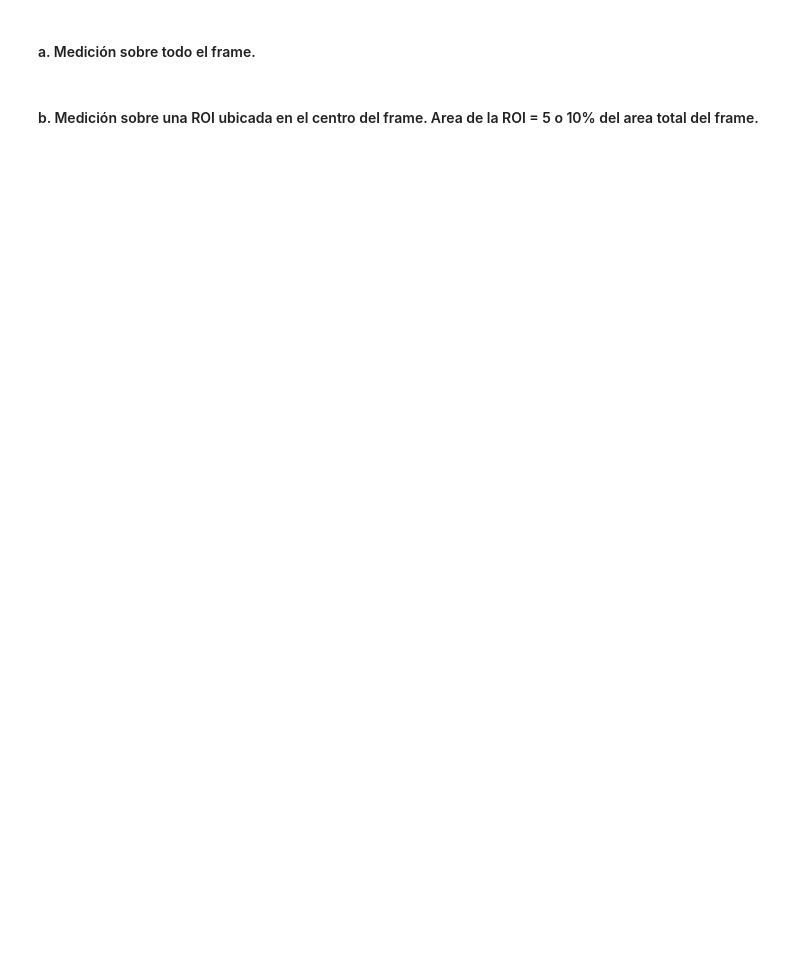
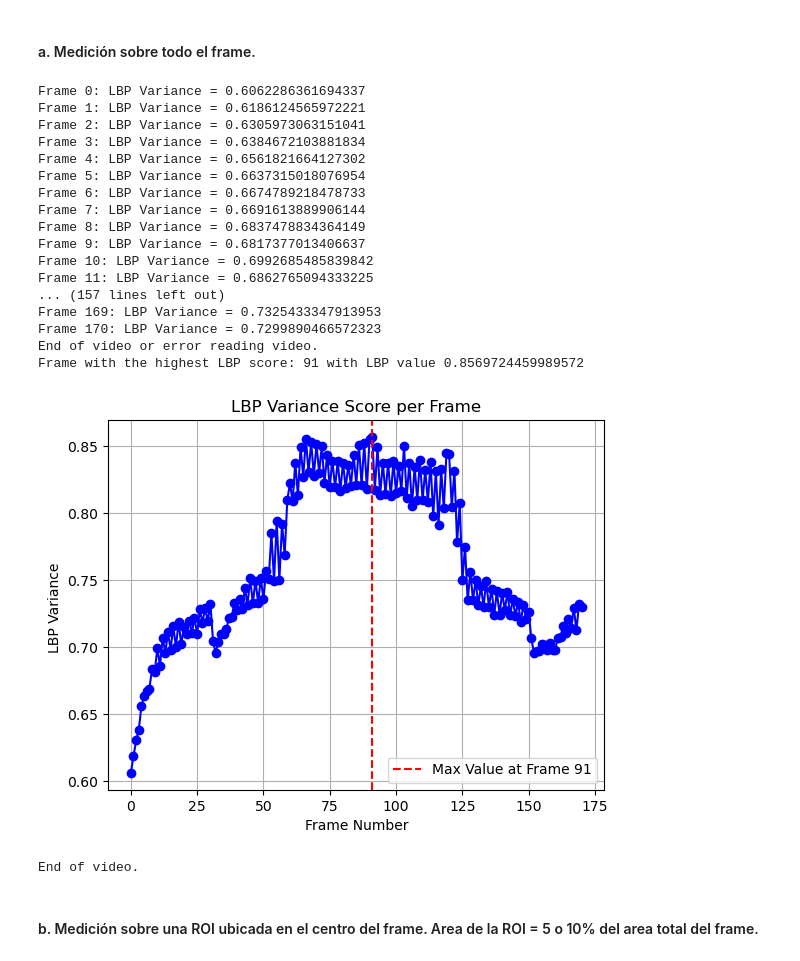
Before and after one commit to christophcharaf/vision_computadora_I, a Jupyter notebook: Material_TPs/TP2/tp_2.ipynb, the cells around one changed output. Drawn from its saved outputs; the diff is of its cells as text; code cells hidden in the pictures; blank space fills up the shorter version.

```diff
--- a/Material_TPs/TP2/tp_2.ipynb
+++ b/Material_TPs/TP2/tp_2.ipynb
@@ -436,17 +459,19 @@ Los valores del radio y números de vecinos son hiperparámetros.
 # %%
 from skimage.feature import local_binary_pattern
+# %%
+# Function to calculate the LBP and return the variance (focus measure)
+def calculate_lbp_variance(gray_frame, radius=1, n_points=3):
+    # Compute LBP
+    lbp = local_binary_pattern(gray_frame, n_points, radius, method="uniform")
+
+    # Calculate the variance of the LBP, which will serve as the focus measure (LBP)
+    lbp_value = np.var(lbp)
+
+    return lbp_value
 # %% [markdown]
 #### a. Medición sobre todo el frame.
 # %%
-# Function to calculate the LBP and return the variance (focus measure)
-def calculate_lbp_variance(gray_frame, radius=2, n_points=8):
-    # Compute LBP
-    lbp = local_binary_pattern(gray_frame, n_points, radius, method="uniform")
 
-    # Calculate the variance of the LBP, which will serve as the focus measure (LBP)
-    lbp_value = np.var(lbp)
-
-    return lbp_value
 
 # Example usage for video:
 video_path = "focus_video.mov"  # Replace with your video path
@@ -513,33 +538,53 @@ else:
             break
 
         # Highlight the frame with the maximum LBP score by drawing a red rectangle
         if frame_number == max_lbp_index:
             # Draw a red rectangle on the frame to highlight it
             height, width, _ = frame.shape
             cv.rectangle(frame, (10, 10), (width - 10, height - 10), (0, 0, 255), 5)
             cv.putText(frame, f"Max LBP (LBP: {max_lbp_value:.3f}, Frame {max_lbp_index})",
                        (50, 50), cv.FONT_HERSHEY_SIMPLEX, 1, (0, 0, 255), 2)
 
             # Display the frame
             cv.imshow('Video', frame)
 
             # Pause and wait for a key press to continue
             cv.waitKey(0)  # This will pause the video until any key is pressed
 
         else:
             # Display the frame
             cv.imshow('Video', frame)
 
         # Wait for 25 ms between frames (adjust to control playback speed)
         if cv.waitKey(25) & 0xFF == ord('q'):
             break
 
         # Increment frame number
         frame_number += 1
 
     # Release the video capture object
     cap.release()
     cv.destroyAllWindows()
+# %% [output]
+Frame 0: LBP Variance = 0.6062286361694337
+Frame 1: LBP Variance = 0.6186124565972221
+Frame 2: LBP Variance = 0.6305973063151041
+Frame 3: LBP Variance = 0.6384672103881834
+Frame 4: LBP Variance = 0.6561821664127302
+Frame 5: LBP Variance = 0.6637315018076954
+Frame 6: LBP Variance = 0.6674789218478733
+Frame 7: LBP Variance = 0.6691613889906144
+Frame 8: LBP Variance = 0.6837478834364149
+Frame 9: LBP Variance = 0.6817377013406637
+Frame 10: LBP Variance = 0.6992685485839842
+Frame 11: LBP Variance = 0.6862765094333225
+... (157 lines left out)
+Frame 169: LBP Variance = 0.7325433347913953
+Frame 170: LBP Variance = 0.7299890466572323
+End of video or error reading video.
+Frame with the highest LBP score: 91 with LBP value 0.8569724459989572
+[figure, added]
+End of video.
 # %% [markdown]
 #### b. Medición sobre una ROI ubicada en el centro del frame.  Area de la ROI = 5 o 10% del area total del frame.
 # %%
```
Also changed, not shown: parts of 13 cells of this notebook.
